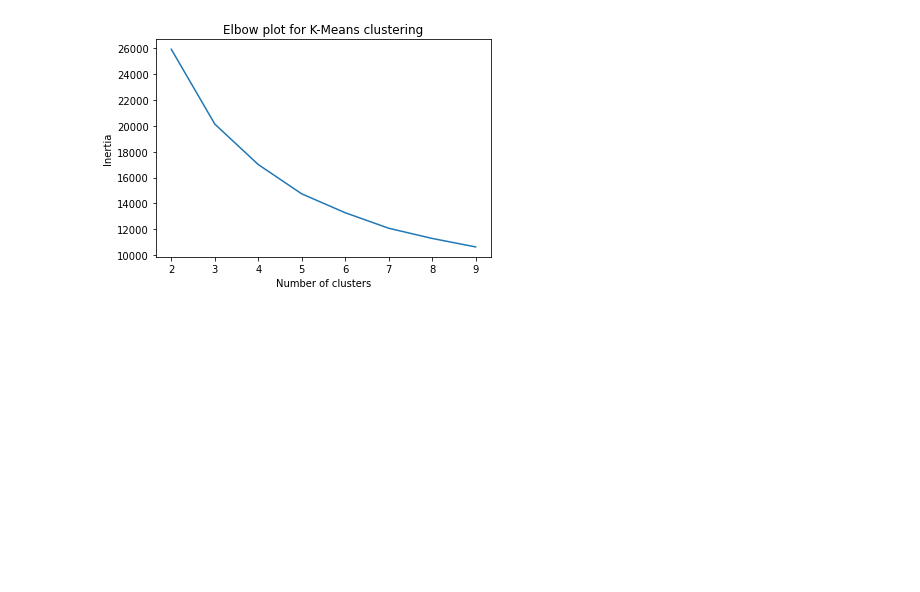
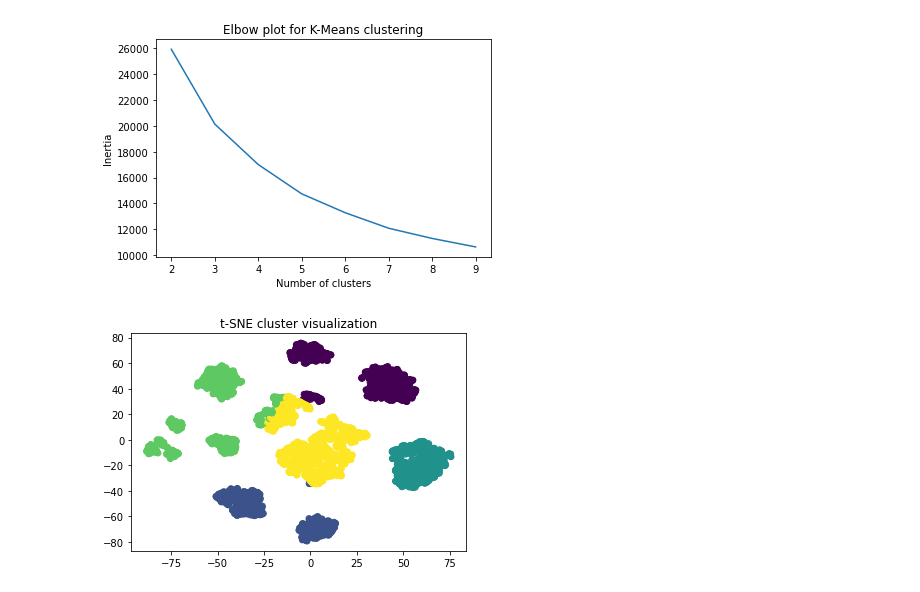
Before and after one commit to naveenverse/code, a Jupyter notebook: clustering_analysis.ipynb, the cells around one changed output. Cells and saved outputs as stored; diff of their text form; code cells hidden in the pictures; blank space fills up the shorter version.

```diff
--- a/clustering_analysis.ipynb
+++ b/clustering_analysis.ipynb
@@ -138,3 +138,23 @@ plt.show()
 # %% [output]
 [figure]
 [figure]
+# %%
+from sklearn.manifold import TSNE
+
+tsne = TSNE()
+tsne_df = tsne.fit_transform(df_scaled)
+
+kmeans = KMeans(n_clusters=5)
+
+kmeans.fit(tsne_df)
+
+cluster_labels = kmeans.labels_
+
+## visualise the data
+
+plt.scatter(tsne_df[:,0],tsne_df[:,1], c=cluster_labels)
+
+plt.title('t-SNE cluster visualization')
+plt.show()
+# %% [output]
+[figure, added]
```
Also changed, not shown: parts of 7 cells of this notebook.
